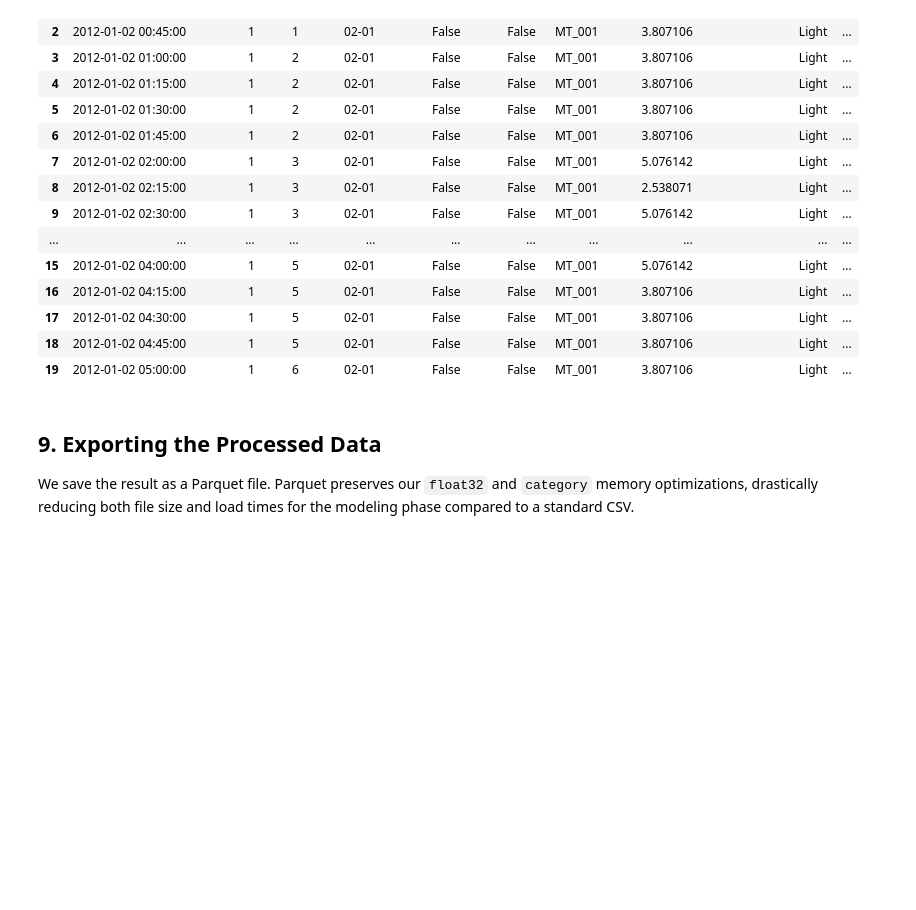
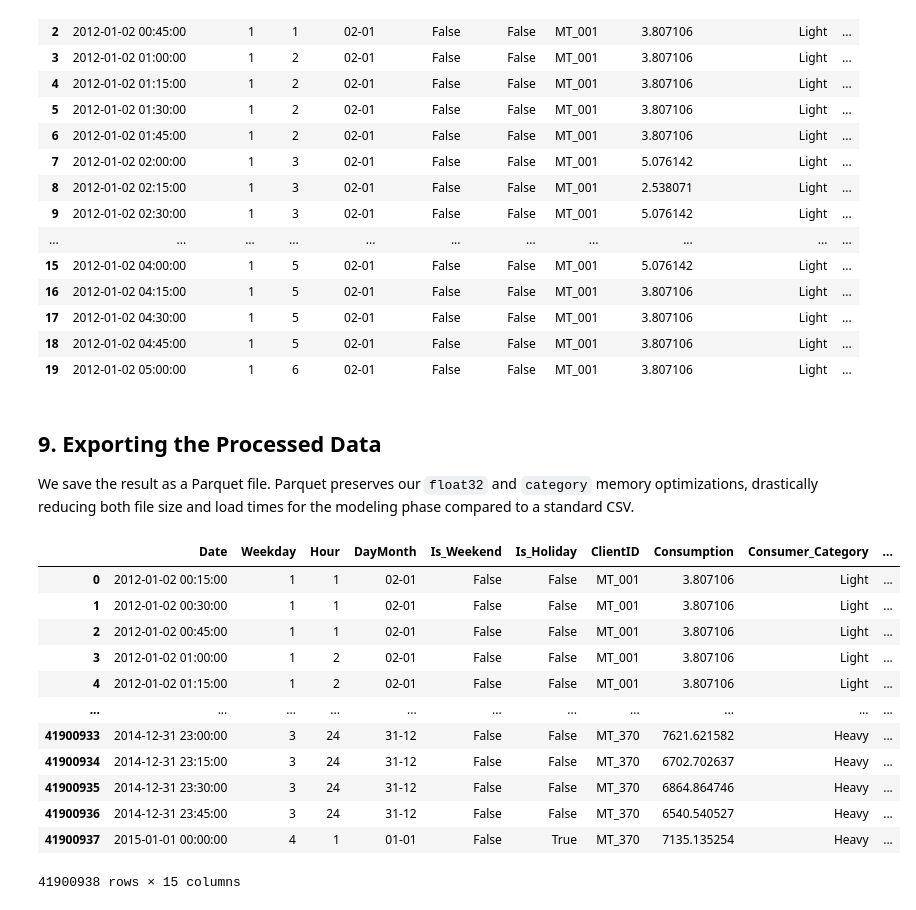
Before and after one commit to lucabarattini/forecasting-electricity, a Jupyter notebook: notebooks/0_data_preprocessing.ipynb, the cells around one changed output. Saved outputs shown, nothing was run; the diff lists cells and outputs as text; code cells hidden in the pictures; blank space fills up the shorter version.

```diff
--- a/notebooks/0_data_preprocessing.ipynb
+++ b/notebooks/0_data_preprocessing.ipynb
@@ -378,6 +381,22 @@ Feature Engineering Complete!
 # %% [markdown]
 ## 9. Exporting the Processed Data
 We save the result as a Parquet file. Parquet preserves our `float32` and `category` memory optimizations, drastically reducing both file size and load times for the modeling phase compared to a standard CSV.
+# %%
+display(df_long)
+# %% [output]
+|  | Date | Weekday | Hour | DayMonth | Is_Weekend | Is_Holiday | ClientID | Consumption | Consumer_Category | ... |
+| 0 | 2012-01-02 00:15:00 | 1 | 1 | 02-01 | False | False | MT_001 | 3.807106 | Light | ... |
+| 1 | 2012-01-02 00:30:00 | 1 | 1 | 02-01 | False | False | MT_001 | 3.807106 | Light | ... |
+| 2 | 2012-01-02 00:45:00 | 1 | 1 | 02-01 | False | False | MT_001 | 3.807106 | Light | ... |
+| 3 | 2012-01-02 01:00:00 | 1 | 2 | 02-01 | False | False | MT_001 | 3.807106 | Light | ... |
+| 4 | 2012-01-02 01:15:00 | 1 | 2 | 02-01 | False | False | MT_001 | 3.807106 | Light | ... |
+| ... | ... | ... | ... | ... | ... | ... | ... | ... | ... | ... |
+| 41900933 | 2014-12-31 23:00:00 | 3 | 24 | 31-12 | False | False | MT_370 | 7621.621582 | Heavy | ... |
+| 41900934 | 2014-12-31 23:15:00 | 3 | 24 | 31-12 | False | False | MT_370 | 6702.702637 | Heavy | ... |
+| 41900935 | 2014-12-31 23:30:00 | 3 | 24 | 31-12 | False | False | MT_370 | 6864.864746 | Heavy | ... |
+| 41900936 | 2014-12-31 23:45:00 | 3 | 24 | 31-12 | False | False | MT_370 | 6540.540527 | Heavy | ... |
+| 41900937 | 2015-01-01 00:00:00 | 4 | 1 | 01-01 | False | True | MT_370 | 7135.135254 | Heavy | ... |
+41900938 rows × 15 columns
 # %%
 # This cell should take less than 30 seconds to run
 
```
Also changed, not shown: parts of 2 cells of this notebook, 4 other files.
